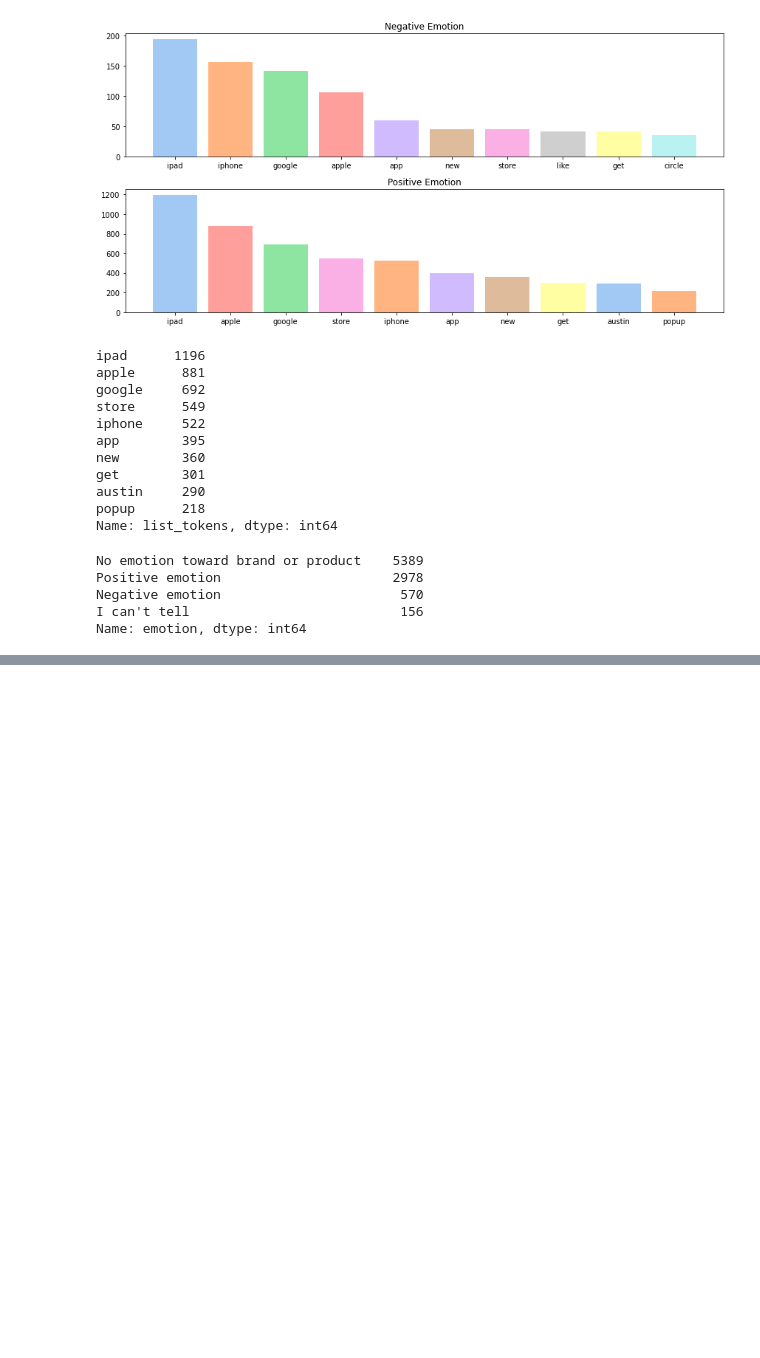
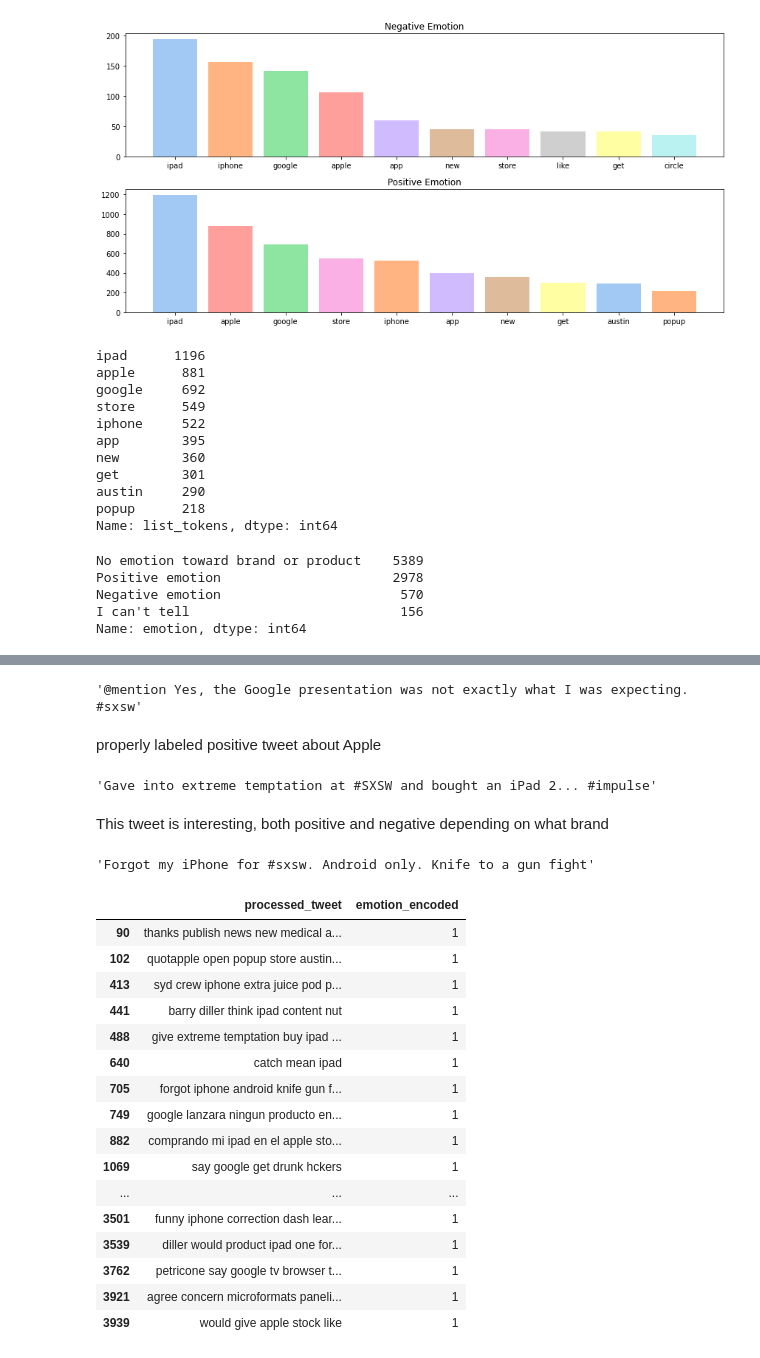
Before and after one commit to aungsias/TwitterNLP, a Jupyter notebook: Michael Scratch Notebook.ipynb, the cells around one changed output, grey strips where cells are left out. Cells and saved outputs as stored; diff of their text form; code cells hidden in the pictures; blank space fills up the shorter version.

```diff
--- a/Michael Scratch Notebook.ipynb
+++ b/Michael Scratch Notebook.ipynb
@@ -837,3 +971,5 @@ Name: emotion, dtype: int64
+# %%
+data_branded.dropna(inplace=True)
 # %%
 neutral_data = data_branded[data_branded["emotion"] == 'No emotion toward brand or product']
 # %%
@@ -861,0 +1064,6 @@ neutral_df[neutral_df['emotion_encoded'] == 0]
+# %%
+idk_data = data_branded[data_branded['emotion'] == "I can't tell"]
+idk_test = idk_data['processed_tweet']
+# %%
+y_pred_idk = bin_forest_grid.predict(idk_test)
+y_pred_idk
@@ -861,0 +1079,4 @@ neutral_df[neutral_df['emotion_encoded'] == 0]
+# %%
+idk_df = idk_test.to_frame()
+idk_df['emotion_encoded'] = y_pred_idk
+idk_df
@@ -861,0 +1149,36 @@ neutral_df[neutral_df['emotion_encoded'] == 0]
+# %%
+df['unprocessed_tweet'][9037]
+# %% [output]
+'@mention Yes, the Google presentation was not exactly what I was expecting. #sxsw'
+# %% [markdown]
+properly labeled positive tweet about Apple
+# %%
+df['unprocessed_tweet'][488]
+# %% [output]
+'Gave into extreme temptation at #SXSW and bought an iPad 2... #impulse'
+# %% [markdown]
+This tweet is interesting, both positive and negative depending on what brand
+# %%
+df['unprocessed_tweet'][705]
+# %% [output]
+'Forgot my iPhone for #sxsw. Android only. Knife to a gun fight'
+# %%
+idk_df[idk_df['emotion_encoded'] == 1].head(60)
+# %% [output]
+|  | processed_tweet | emotion_encoded |
+| 90 | thanks publish news new medical a... | 1 |
+| 102 | quotapple open popup store austin... | 1 |
+| 413 | syd crew iphone extra juice pod p... | 1 |
+| 441 | barry diller think ipad content nut | 1 |
+| 488 | give extreme temptation buy ipad ... | 1 |
+| 640 | catch mean ipad | 1 |
+| 705 | forgot iphone android knife gun f... | 1 |
+| 749 | google lanzara ningun producto en... | 1 |
+| 882 | comprando mi ipad en el apple sto... | 1 |
+| 1069 | say google get drunk hckers | 1 |
+| ... | ... | ... |
+| 3501 | funny iphone correction dash lear... | 1 |
+| 3539 | diller would product ipad one for... | 1 |
+| 3762 | petricone say google tv browser t... | 1 |
+| 3921 | agree concern microformats paneli... | 1 |
+| 3939 | would give apple stock like | 1 |
```
Also changed, not shown: parts of 40 cells of this notebook, 2 other files.
